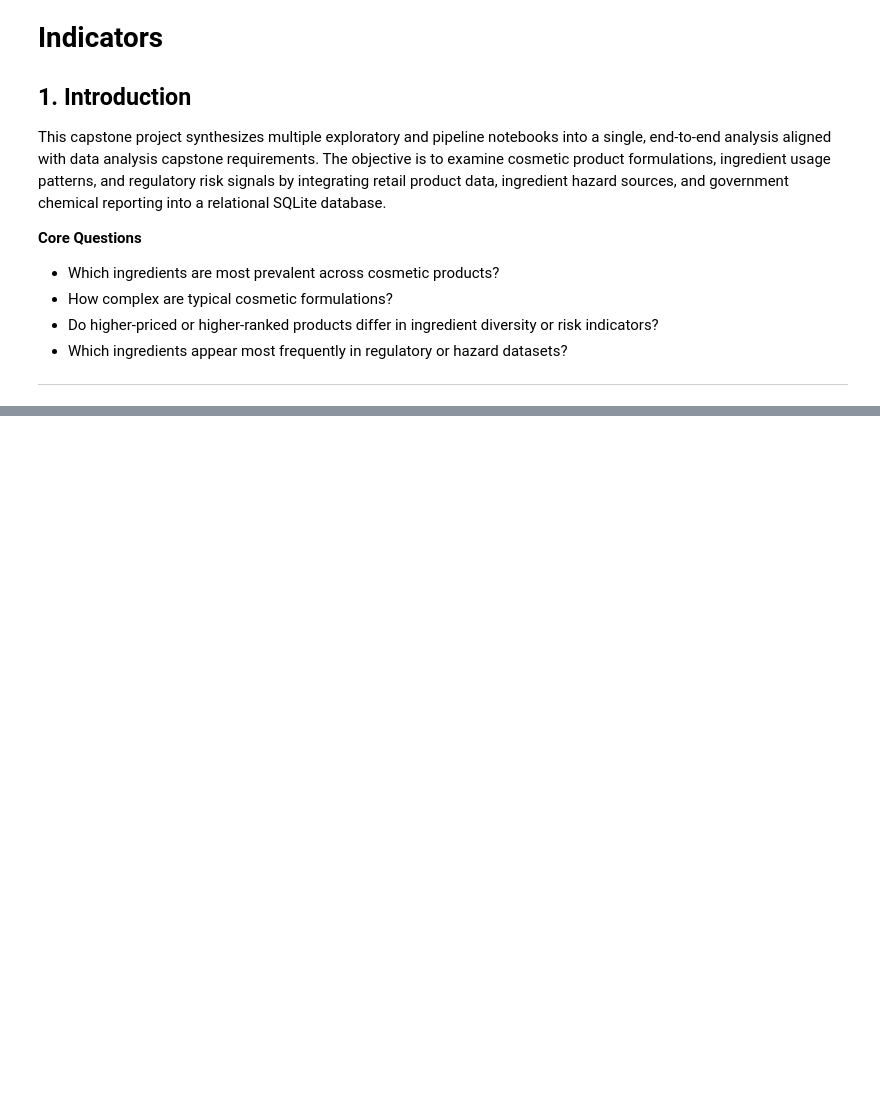
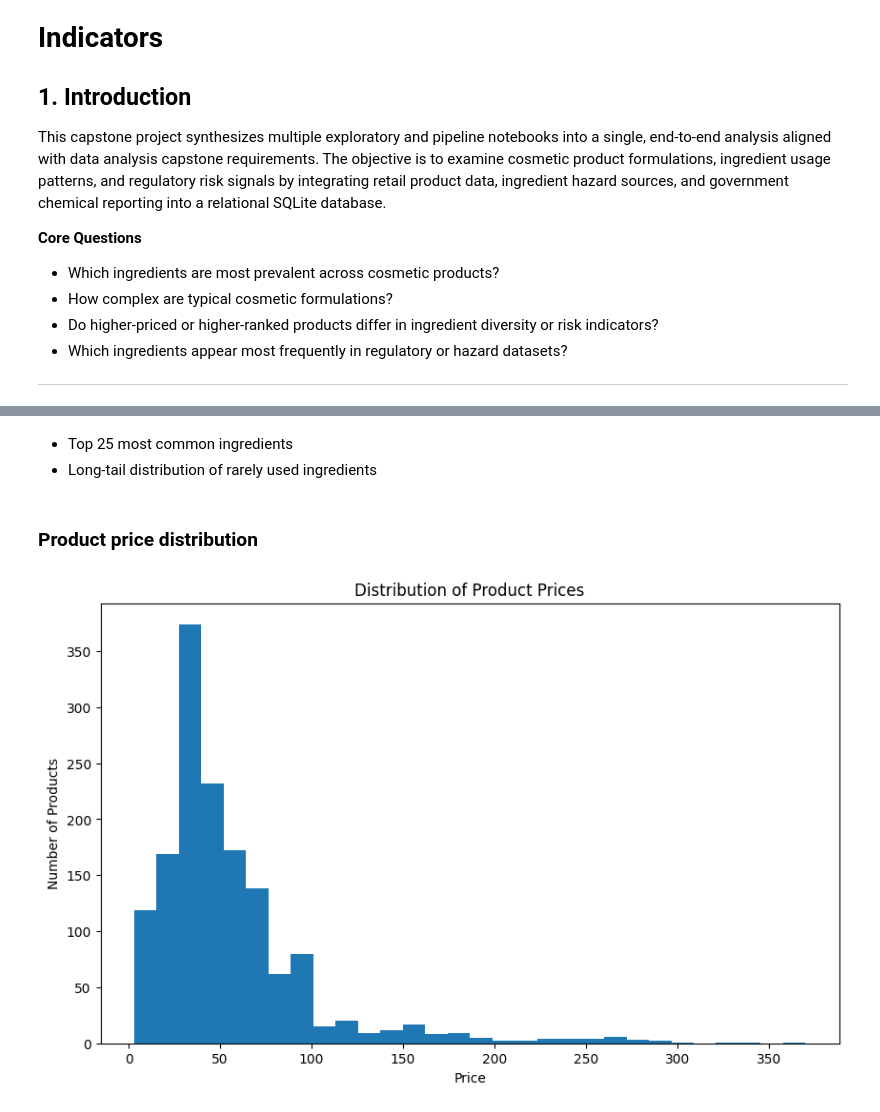
Before and after one commit to angelakberry/beauty_wizard, a Jupyter notebook: beautyywizard.ipynb, the cells around one changed output, grey strips where cells are left out. Saved outputs shown, nothing was run; the diff lists cells and outputs as text; code cells hidden in the pictures; blank space fills up the shorter version.

```diff
--- a/beautyywizard.ipynb
+++ b/beautyywizard.ipynb
@@ -179,0 +406,13 @@ This project demonstrates an end-to-end data analysis workflow including ETL, da
+# %% [markdown]
+* Top 25 most common ingredients
+* Long-tail distribution of rarely used ingredients
+# %% [markdown]
+### Product price distribution
+# %%
+plt.hist(cosmetic['price'], bins=30)
+plt.title('Distribution of Product Prices')
+plt.xlabel('Price')
+plt.ylabel('Number of Products')
+plt.show()
+# %% [output]
+[figure, added]
```
Also changed, not shown: parts of 91 cells of this notebook, 1 other file.
